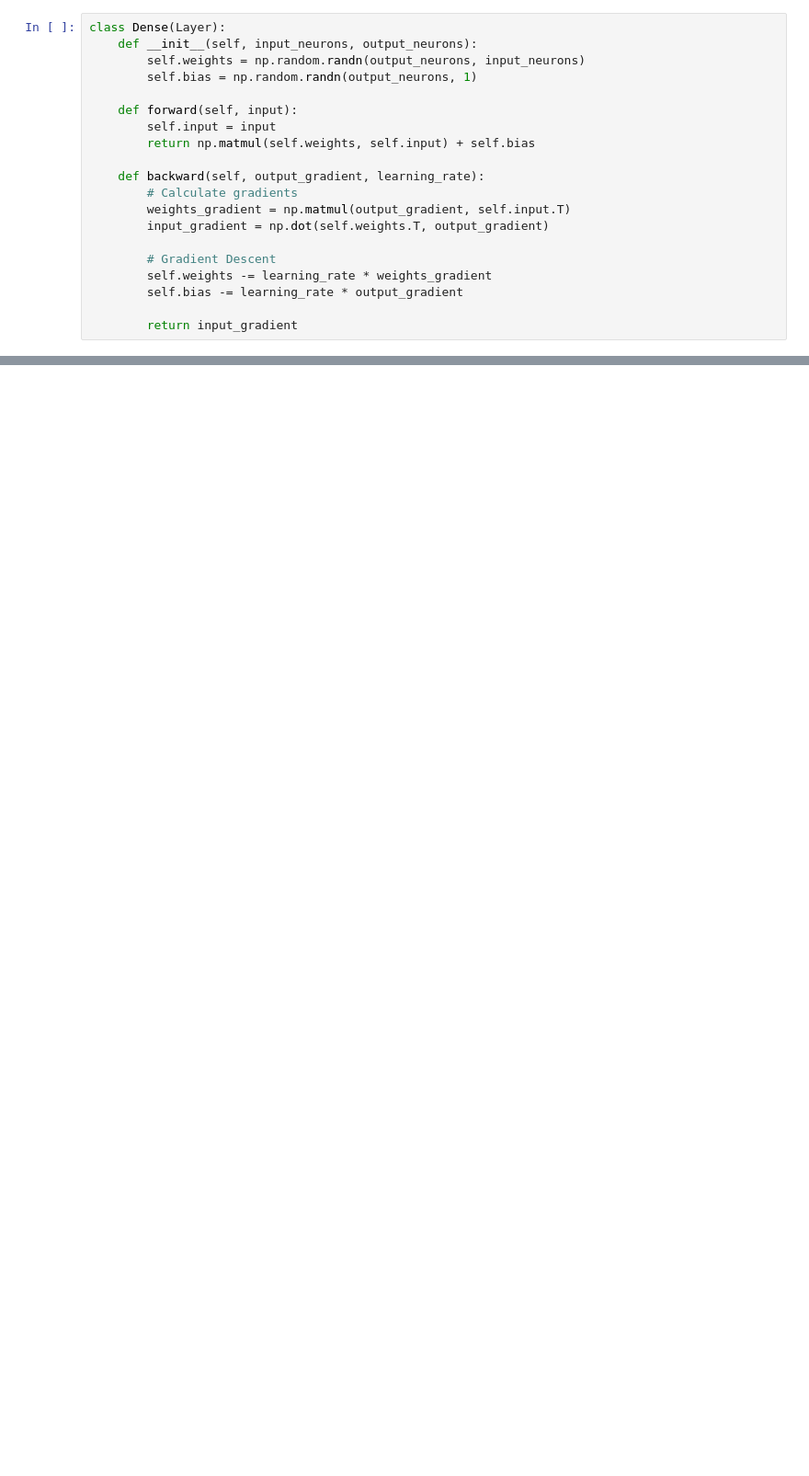
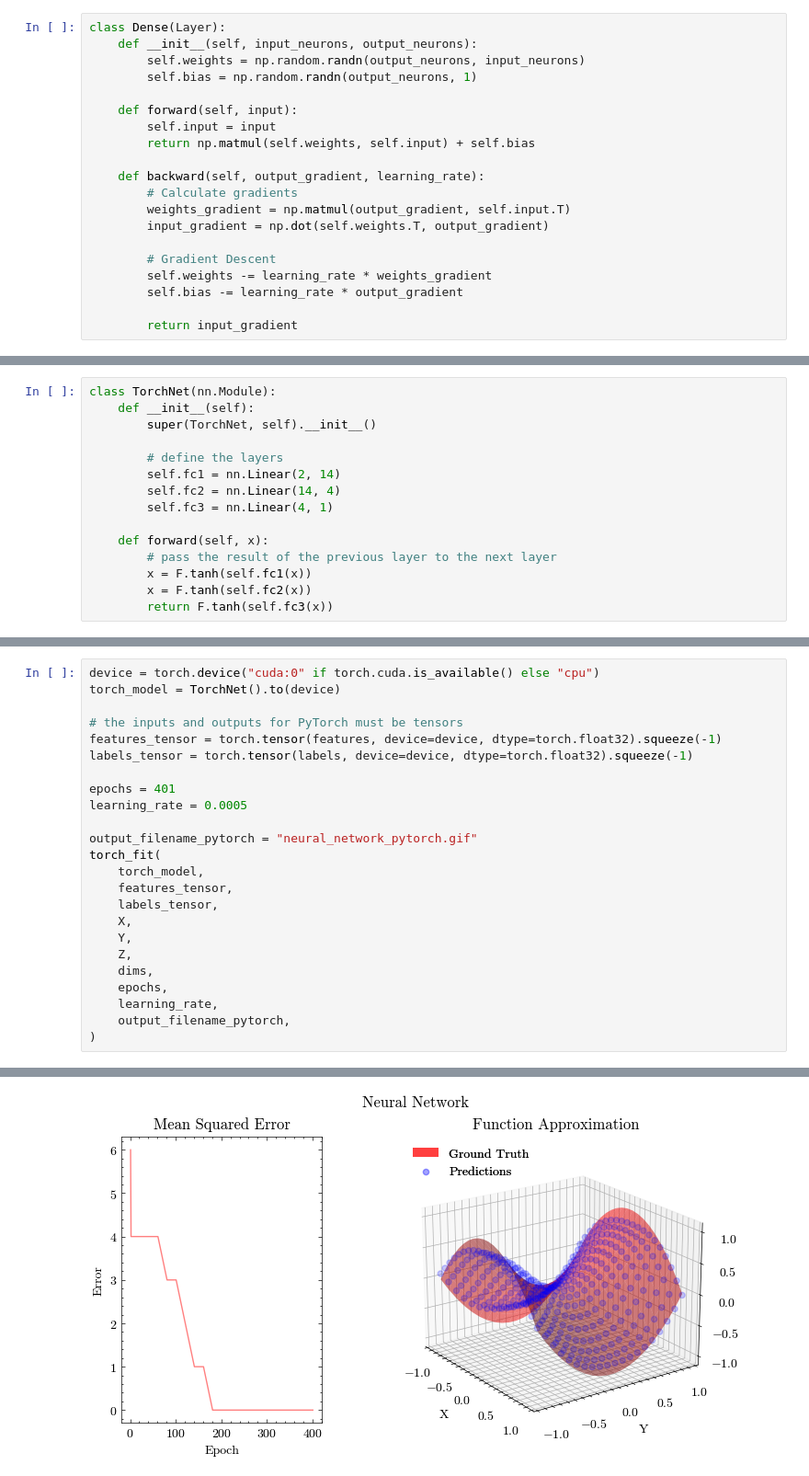
Before and after one commit to gavinkhung/neural-network, a Jupyter notebook: neural_network.ipynb, the cells around one changed output, grey strips where cells are left out. Shown at 92% size. Drawn from its saved outputs; the diff is of its cells as text; blank space fills up the shorter version.

Commit message:
added corresponding PyTorch code

```diff
--- a/neural_network.ipynb
+++ b/neural_network.ipynb
@@ -296,0 +406,15 @@ epoch: 200, MSE: 0.3145830966011098
+# %%
+class TorchNet(nn.Module):
+    def __init__(self):
+        super(TorchNet, self).__init__()
+
+        # define the layers
+        self.fc1 = nn.Linear(2, 14)
+        self.fc2 = nn.Linear(14, 4)
+        self.fc3 = nn.Linear(4, 1)
+
+    def forward(self, x):
+        # pass the result of the previous layer to the next layer
+        x = F.tanh(self.fc1(x))
+        x = F.tanh(self.fc2(x))
+        return F.tanh(self.fc3(x))
@@ -296,0 +500,25 @@ epoch: 200, MSE: 0.3145830966011098
+# %%
+device = torch.device("cuda:0" if torch.cuda.is_available() else "cpu")
+torch_model = TorchNet().to(device)
+
+# the inputs and outputs for PyTorch must be tensors
+features_tensor = torch.tensor(features, device=device, dtype=torch.float32).squeeze(-1)
+labels_tensor = torch.tensor(labels, device=device, dtype=torch.float32).squeeze(-1)
+
+epochs = 401
+learning_rate = 0.0005
+
+output_filename_pytorch = "neural_network_pytorch.gif"
+torch_fit(
+    torch_model,
+    features_tensor,
+    labels_tensor,
+    X,
+    Y,
+    Z,
+    dims,
+    epochs,
+    learning_rate,
+    output_filename_pytorch,
+)
+# %% [output]
@@ -296,0 +542 @@ epoch: 200, MSE: 0.3145830966011098
+[figure, added]
```
Also changed, not shown: parts of 32 cells of this notebook, 3 other files.
